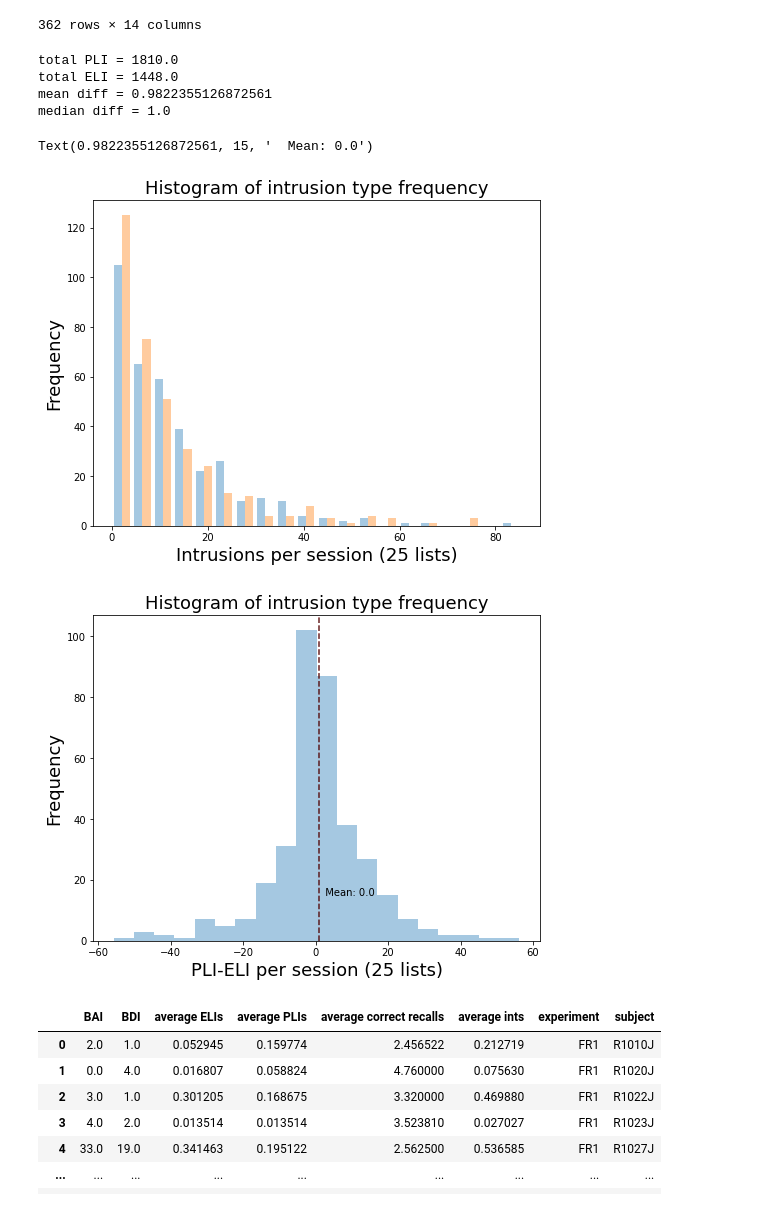
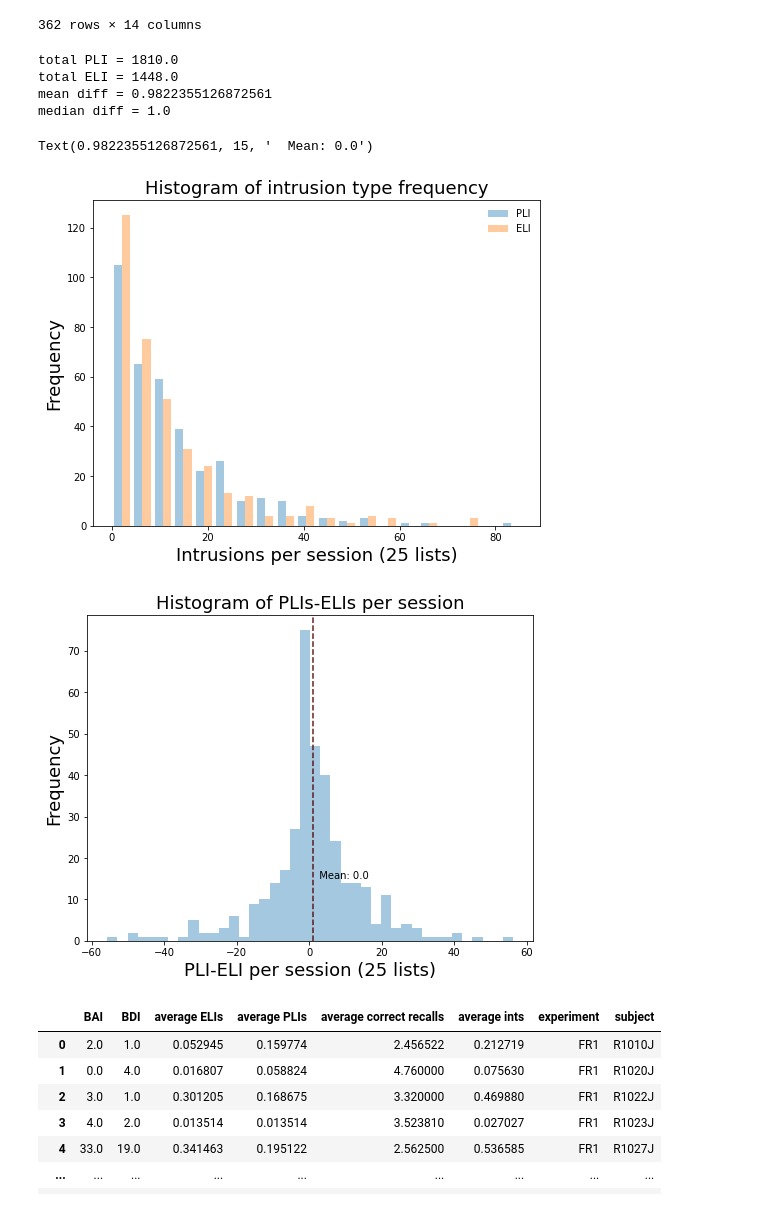
Before and after one commit to NoaHerz/Mental_health, a Jupyter notebook: MH_intrusion.ipynb, the cells around one changed output. Cells and saved outputs as stored; diff of their text form; code cells hidden in the pictures.

```diff
--- a/MH_intrusion.ipynb
+++ b/MH_intrusion.ipynb
@@ -166,6 +166,7 @@ list_df
 experiments = ['FR1', 'catFR1']
 colors = ['blue', 'orange']
 
+#Create dataframe of recall type averaged over list number
 exp_sum_df = pd.DataFrame([])
 for exp in experiments:
     if exp=='FR1':
@@ -199,16 +200,16 @@ for exp in experiments:
     semPLIs = sel_sum_df['PLI_sem']
 
     plt.figure(figsize=(8,6))
-#     e = plt.plot(lst, meanELIs)
-#     p = plt.plot(lst, meanPLIs)
-    plt.plot(range(0,len(meanELIs)),meanELIs,linewidth=2,color=colors[0])
-    plt.fill_between(range(0,len(meanELIs)),meanELIs-semELIs,meanELIs+semELIs,color=colors[0],alpha=0.2)
-    plt.plot(range(0,len(meanPLIs)),meanPLIs,linewidth=2,color=colors[1])
-    plt.fill_between(range(0,len(meanPLIs)),meanPLIs-semPLIs,meanPLIs+semPLIs,color=colors[1],alpha=0.2)
+    plt.plot(lst,meanELIs,linewidth=2,color=colors[0])
+    plt.fill_between(lst,meanELIs-semELIs,meanELIs+semELIs,color=colors[0],alpha=0.2)
+    plt.plot(lst,meanPLIs,linewidth=2,color=colors[1])
+    plt.fill_between(lst,meanPLIs-semPLIs,meanPLIs+semPLIs,color=colors[1],alpha=0.2)
     plt.title('Average PLIs and ELIs per list: '+exp, fontsize=20)
     plt.xlabel('List Number',fontsize=16)
     plt.ylabel('Average instrusions',fontsize=16)
     plt.legend(('ELIs','PLIs'),loc='upper left',edgecolor="None")
+    plt.gca().spines['right'].set_color('none')
+    plt.gca().spines['top'].set_color('none')
 
 # long_cat = list_df[np.logical_and(list_df['experiment']==exp, list_df['list']>12)]
 # long_cat['subject'].unique()
@@ -219,12 +220,8 @@ for exp in experiments:
 dependents = ['PLI', 'ELI']
 metrics = ['BAI','BDI']
 levels = ['high','low']
-# split_sum_df = pd.DataFrame([])
-exp_list_df_highA = exp_list_df[exp_list_df['BAI']>BAI_high]
-exp_list_df_lowA = exp_list_df[exp_list_df['BAI']<BAI_low]
-exp_list_df_highD = exp_list_df[exp_list_df['BDI']>BDI_high]
-exp_list_df_lowD = exp_list_df[exp_list_df['BDI']<BDI_low]
 
+#Compare high and low BAI/BDI subjects for each type of intrusions by list in both experiments
 for exp in experiments:
     for met in metrics:
         for dep in dependents:
@@ -269,20 +266,21 @@ for exp in experiments:
                         'metric':met,
                         'level':lev
                     }, ignore_index=True)
-            lst = list(split_sum_df['list'])
+            lst = list(split_sum_df['list'].unique())
             high_ints = list(split_sum_df[split_sum_df['level']=='high']['average '+dep+'s'])
             low_ints = list(split_sum_df[split_sum_df['level']=='low']['average '+dep+'s'])
             sem_high = split_sum_df[split_sum_df['level']=='high'][dep+'_sem']
             sem_low = split_sum_df[split_sum_df['level']=='low'][dep+'_sem']
 
             plt.figure(figsize=(8,6))
-            plt.plot(range(0,len(high_ints)),high_ints,linewidth=2,color=colors[0])
-            plt.fill_between(range(0,len(high_ints)),high_ints-sem_high,high_ints+sem_high,color=colors[0],alpha=0.2)
-            plt.plot(range(0,len(low_ints)),low_ints,linewidth=2,color=colors[1])
-            plt.fill_between(range(0,len(low_ints)),low_ints-sem_low,low_ints+sem_low,color=colors[1],alpha=0.2)
+            plt.plot(lst,high_ints,linewidth=2,color=colors[0])
+            plt.fill_between(lst,high_ints-sem_high,high_ints+sem_high,color=colors[0],alpha=0.2)
+            plt.plot(lst,low_ints,linewidth=2,color=colors[1])
+            plt.fill_between(lst,low_ints-sem_low,low_ints+sem_low,color=colors[1],alpha=0.2)
             plt.title(dep+' per list for high vs low '+met+' subjects: '+exp, fontsize=20)
             plt.xlabel('List Number',fontsize=16)
             plt.ylabel('Average instrusions',fontsize=16)
             plt.legend(('high '+met,'low '+met),loc='upper left',edgecolor="None")
-split_sum_df
+            plt.gca().spines['right'].set_color('none')
+            plt.gca().spines['top'].set_color('none')
 # %% [output]
@@ -431,38 +406,39 @@ PLI_list = list(df_int['PLIs per session'])
 ELI_list = list(df_int['ELIs per session'])
 diff_list = list(df_int['PLI minus ELI per session'])
 
 plt.figure(figsize=(8,6))
 int_hist = plt.hist((PLI_list, ELI_list), 20,alpha=0.4)
 plt.xlabel('Intrusions per session (25 lists)',fontsize=18)
 plt.ylabel('Frequency',fontsize=18)
 plt.title('Histogram of intrusion type frequency',fontsize=18)
+plt.legend(('PLI','ELI'),loc='upper right',edgecolor="None")
 
 print('total PLI =', total_PLI)
 print('total ELI =', total_ELI)
 
 plt.figure(figsize=(8,6))
-diff_hist = plt.hist(diff_list, 20,alpha=0.4)
+diff_hist = plt.hist(diff_list, 40,alpha=0.4)
 plt.xlabel('PLI-ELI per session (25 lists)',fontsize=18)
 plt.ylabel('Frequency',fontsize=18)
-# plt.title('Time Between Report and Implant: '+ site,fontsize=18)
-plt.title('Histogram of intrusion type frequency',fontsize=18)
+plt.title('Histogram of PLIs-ELIs per session',fontsize=18)
+
 mean = np.mean(diff_list)
 median = np.median(diff_list)
 
 plt.axvline(x=mean, color='r', linestyle='--',alpha=0.5)
 plt.axvline(x=median, color='k', linestyle='--',alpha=0.6)
 print('mean diff =', mean)
 print('median diff =', median)
 
 plt.text(mean,15,'  Mean: %.1f' %(mean/30))
 # %% [output]
 total PLI = 1810.0
 total ELI = 1448.0
 mean diff = 0.9822355126872561
 median diff = 1.0
 Text(0.9822355126872561, 15, '  Mean: 0.0')
-[figure, old version]
+[figure, new version]
-[figure, old version]
+[figure, new version]
 # %%
 #average across sessions from the same subject
 avg_df = pd.DataFrame([])
```
Also changed, not shown: parts of 8 cells of this notebook.
